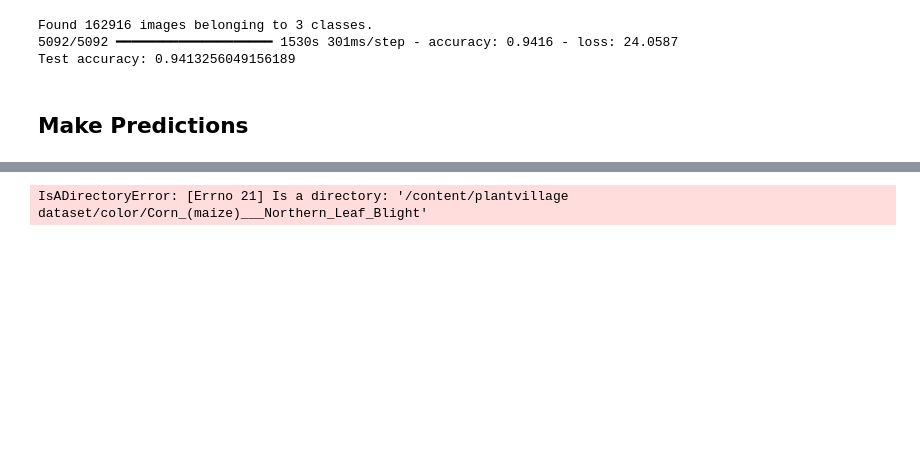
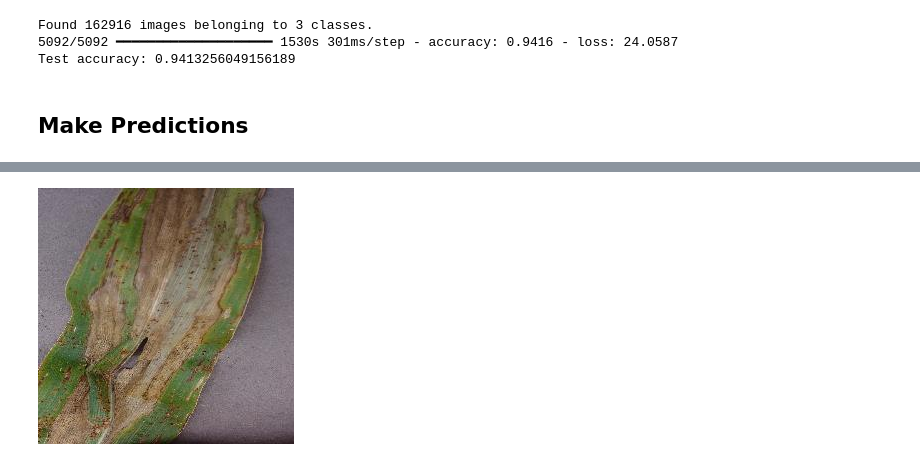
Before and after one commit to Mercymerine/Machine_learning2, a Jupyter notebook: Image_cnn3.ipynb, the cells around one changed output, grey strips where cells are left out. Cells and saved outputs as stored; diff of their text form; code cells hidden in the pictures; blank space fills up the shorter version.

```diff
--- a/Image_cnn3.ipynb
+++ b/Image_cnn3.ipynb
@@ -190,8 +199,8 @@ IsADirectoryError: [Errno 21] Is a directory: '/content/plantvillage dataset/col
 # %%
 import os
 os.listdir('/content/plantvillage dataset/color')
 
 from PIL import Image
-Image.open('/content/plantvillage dataset/color/Corn_(maize)___Northern_Leaf_Blight')
+Image.open('/content/plantvillage dataset/color/Corn_(maize)___Northern_Leaf_Blight/005318c8-a5fa-4420-843b-23bdda7322c2___RS_NLB 3853 copy.jpg')
 # %% [output]
-IsADirectoryError: [Errno 21] Is a directory: '/content/plantvillage dataset/color/Corn_(maize)___Northern_Leaf_Blight'
+[figure, added]
```
Also changed, not shown: parts of 2 cells of this notebook.
